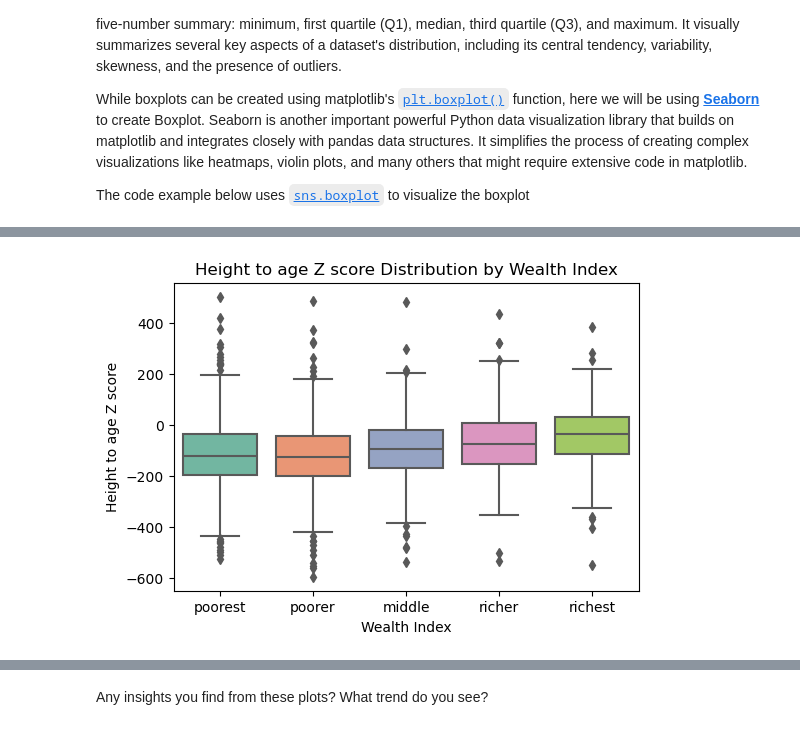
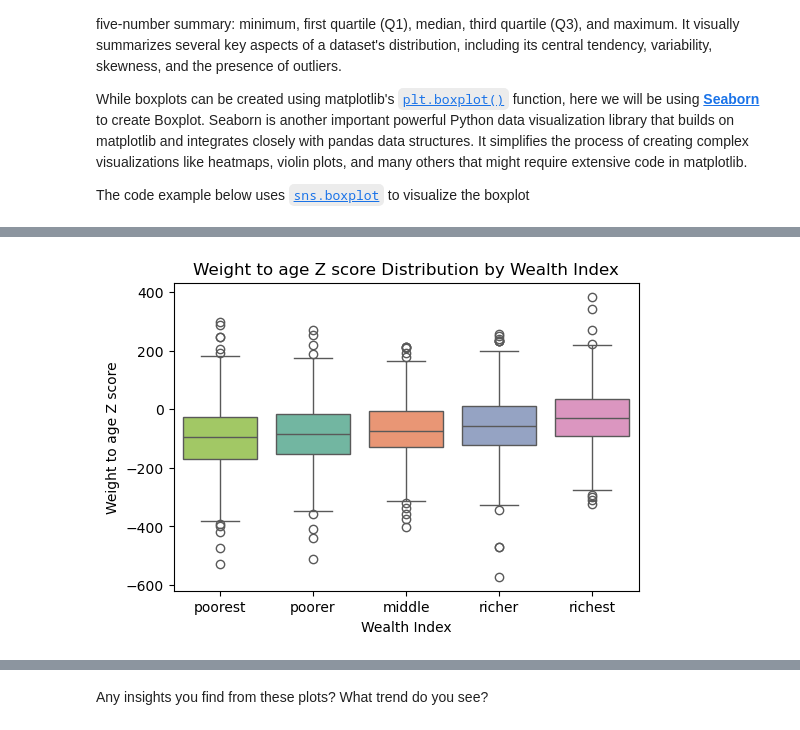
Before and after one commit to EqiLuo/Climate-Health-Data-Science-Workshop, a Jupyter notebook: Day2/023_matplotlib.ipynb, the cells around one changed output, grey strips where cells are left out. Saved outputs shown, nothing was run; the diff lists cells and outputs as text; code cells hidden in the pictures.

```diff
--- a/Day2/023_matplotlib.ipynb
+++ b/Day2/023_matplotlib.ipynb
@@ -898,16 +975,16 @@ plt.show()
 # %%
 # Initialize empty figure
 fig = plt.figure(figsize=(6, 4))
 
 # Specify the order of categories from Poorest to Richest
 wealth_order = ['poorest', 'poorer', 'middle', 'richer', 'richest']
 
 # Create a boxplot with Seaborn
-sns.boxplot(x='wealth_index', y='haz_new', data=df, order=wealth_order, palette='Set2')
+sns.boxplot(x='wealth_index', y='waz_new', hue='wealth_index', data=df, order=wealth_order, palette='Set2')
 
-plt.title('Height to age Z score Distribution by Wealth Index')
+plt.title('Weight to age Z score Distribution by Wealth Index')
 plt.xlabel('Wealth Index')
-plt.ylabel('Height to age Z score')
+plt.ylabel('Weight to age Z score')
 plt.show()
 # %% [output]
-[figure, old version]
+[figure, new version]
```
Also changed, not shown: parts of 20 cells of this notebook, 44 other files.
